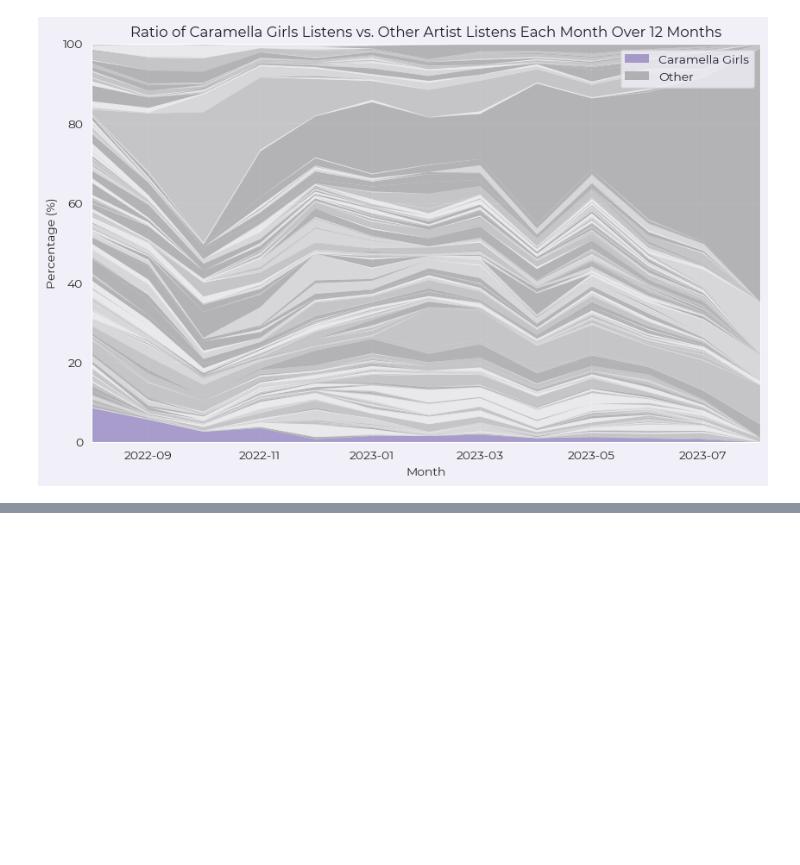
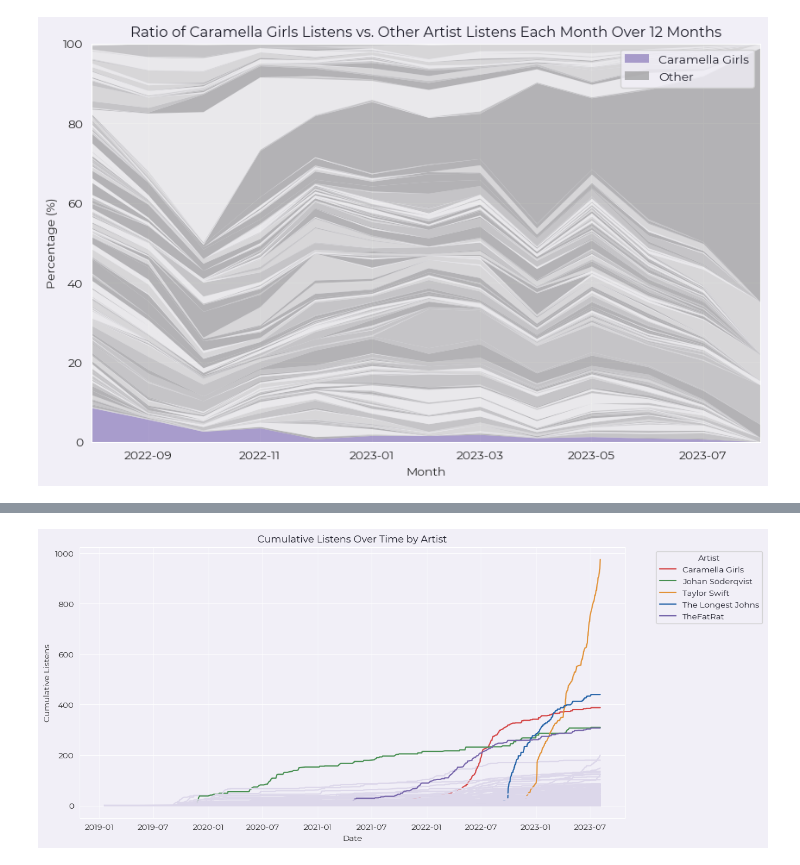
Before and after one commit to fifersheep/youtube-music-history, a Jupyter notebook: notebooks/02 - Artist Exploration.ipynb, the cells around one changed output, grey strips where cells are left out. Saved outputs shown, nothing was run; the diff lists cells and outputs as text; code cells hidden in the pictures; blank space fills up the shorter version.

Commit message:
add cumulative artist listens with top 5

```diff
--- a/notebooks/02 - Artist Exploration.ipynb
+++ b/notebooks/02 - Artist Exploration.ipynb
@@ -88,3 +90,14 @@ artist_share_over_12_months = artist_share_by_month(12)
 plot_for_artist(artist_share_over_12_months, 'Caramella Girls', 12)
 # %% [output]
 [figure]
+# %%
+top_artists = (
+    listen_history[['artist', 'month']]
+    .groupby('artist')
+    .size()
+    .reset_index(name='count')
+    .sort_values("count", ascending=False)
+    .head(5)['artist']
+    .tolist()
+)
+top_artists
@@ -90,0 +110,31 @@ plot_for_artist(artist_share_over_12_months, 'Caramella Girls', 12)
+# %%
+def cumulative_for_artist(df):
+    pivot_df = df.pivot(index='date', columns='artist', values='cumulative_listens')
+
+    # Plot using Matplotlib
+    fig = plt.figure(figsize=(12, 6))
+
+    blah = [oranges['7'], blues['7'], reds['7'], greens['7'], purples['7']]
+
+    for artist in pivot_df.columns:
+        color = purples['1'] if artist not in top_artists else blah[top_artists.index(artist)]
+        plt.plot(pivot_df.index, pivot_df[artist], label=artist if artist in top_artists else None, color=color)
+
+    plt.title('Cumulative Listens Over Time by Artist')
+    plt.xlabel('Date')
+    plt.ylabel('Cumulative Listens')
+    plt.legend(title='Artist', bbox_to_anchor=(1.05, 1), loc='upper left')
+    plt.show()
+
+    fig.savefig(f"../reports/figures/tracks/cumulative_track_listens_by_artist.png", bbox_inches='tight')
+# %%
+data = listen_history[['artist', 'date']].groupby(['artist', 'date']).size().reset_index(name='count')
+data = data.pivot(index='date', columns='artist').fillna(0)
+data = data.stack().reset_index()
+data['cumulative_listens'] = data.groupby('artist')['count'].cumsum()
+# for track in top_artists:
+#     col = data.pop(track)
+#     data.insert(0, col.name, col)
+
+data.sort_values(by='cumulative_listens', ascending=False, inplace=True)
+data.head()
@@ -90,0 +148,4 @@ plot_for_artist(artist_share_over_12_months, 'Caramella Girls', 12)
+# %%
+cumulative_for_artist(data)
+# %% [output]
+[figure, added]
```
Also changed, not shown: parts of 4 cells of this notebook, 1 other file.
